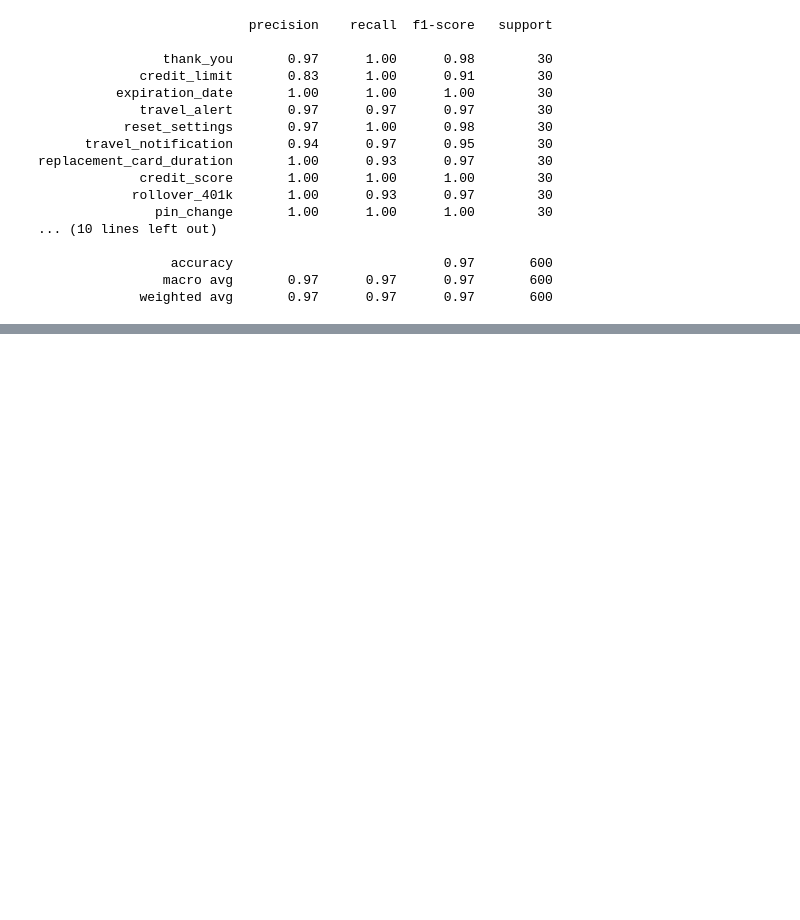
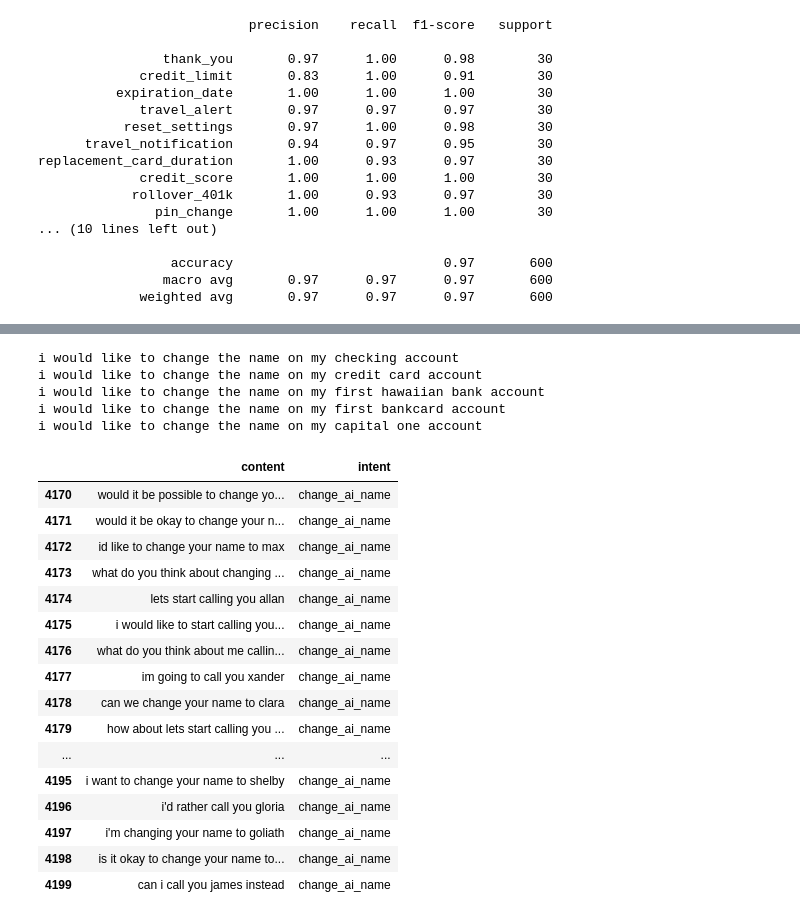
Before and after one commit to c0derzer0/IntentClassification, a Jupyter notebook: IntentClassificationNotebook.ipynb, the cells around one changed output, grey strips where cells are left out. Cells and saved outputs as stored; diff of their text form; code cells hidden in the pictures; blank space fills up the shorter version.

```diff
--- a/IntentClassificationNotebook.ipynb
+++ b/IntentClassificationNotebook.ipynb
@@ -528,0 +574,31 @@ I would also like to use one hot encoding for the classes instead of numbers to
+# %%
+df_pc = test_df[test_df['intent']=='pin_change']
+for content in df_pc.iloc[5:10].content:
+    print(content)
+# %% [output]
+i would like to change the name on my checking account
+i would like to change the name on my credit card account
+i would like to change the name on my first hawaiian bank account
+i would like to change the name on my first bankcard account
+i would like to change the name on my capital one account
+# %%
+df_ca = test_df[test_df['intent']=='change_ai_name']
+df_ca
+# %% [output]
+|  | content | intent |
+| 4170 | would it be possible to change yo... | change_ai_name |
+| 4171 | would it be okay to change your n... | change_ai_name |
+| 4172 | id like to change your name to max | change_ai_name |
+| 4173 | what do you think about changing ... | change_ai_name |
+| 4174 | lets start calling you allan | change_ai_name |
+| 4175 | i would like to start calling you... | change_ai_name |
+| 4176 | what do you think about me callin... | change_ai_name |
+| 4177 | im going to call you xander | change_ai_name |
+| 4178 | can we change your name to clara | change_ai_name |
+| 4179 | how about lets start calling you ... | change_ai_name |
+| ... | ... | ... |
+| 4195 | i want to change your name to shelby | change_ai_name |
+| 4196 | i'd rather call you gloria | change_ai_name |
+| 4197 | i'm changing your name to goliath | change_ai_name |
+| 4198 | is it okay to change your name to... | change_ai_name |
+| 4199 | can i call you james instead | change_ai_name |
```
Also changed, not shown: parts of 10 cells of this notebook.
